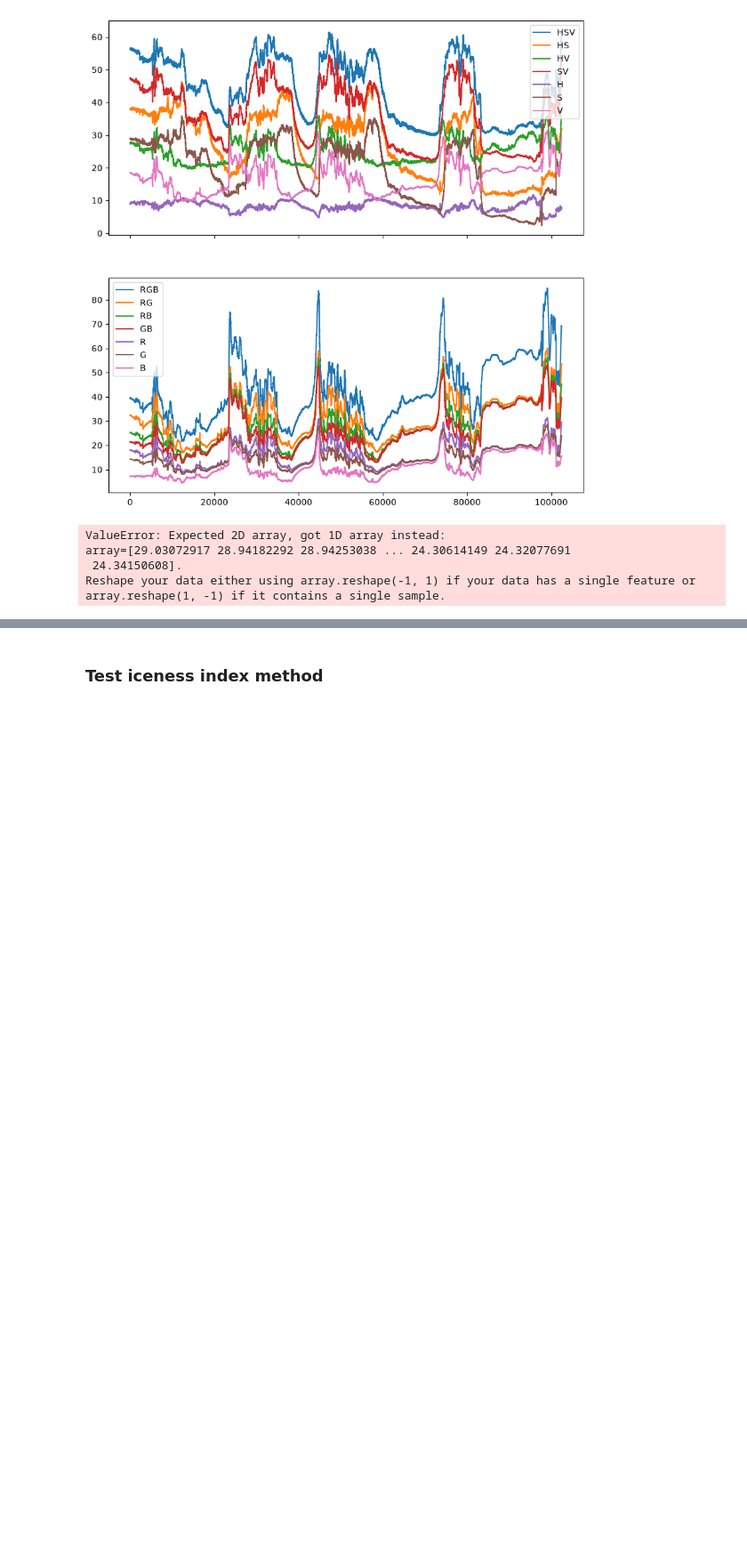
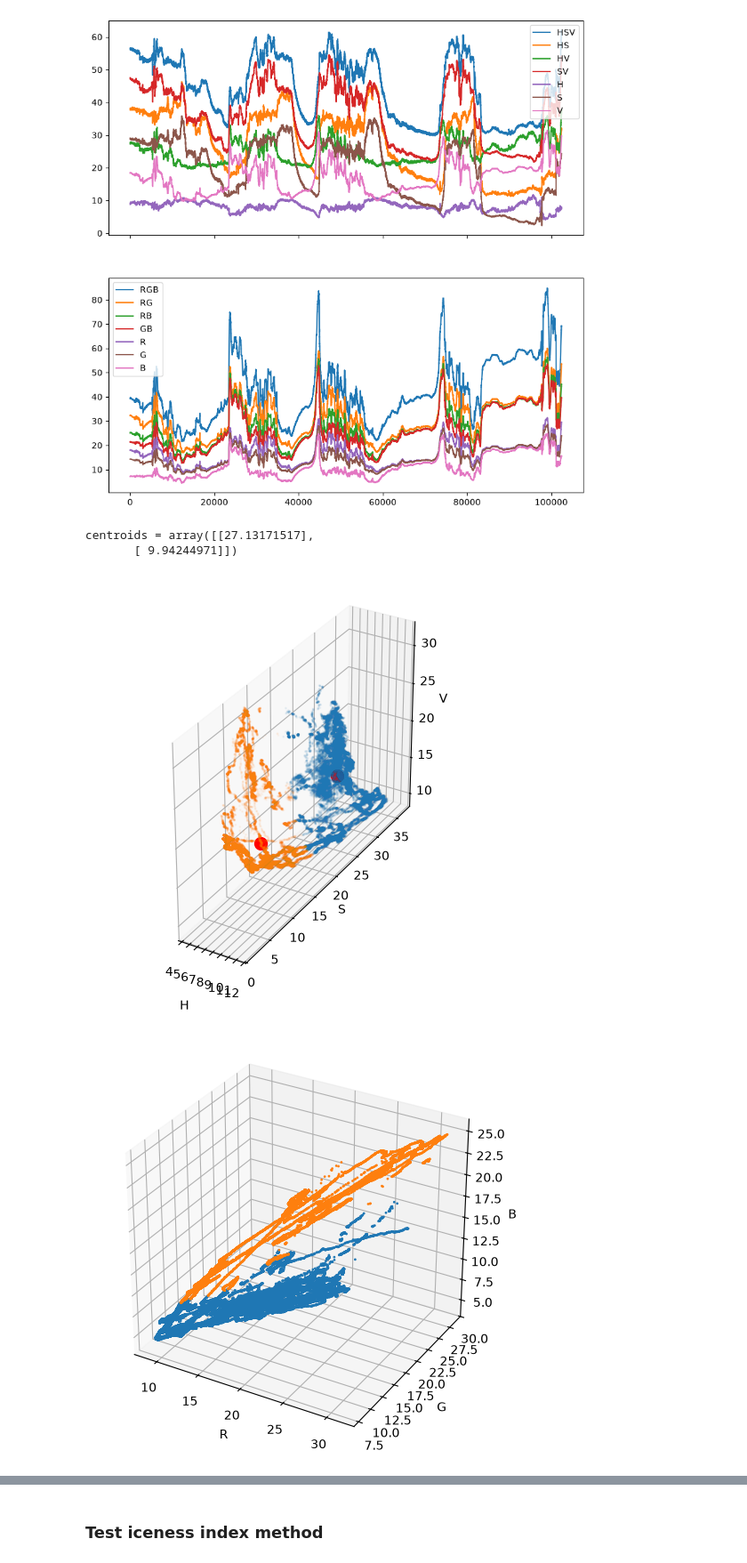
Before and after one commit to HarryYouAreAWizard/HelicopterIcing, a Jupyter notebook: Icing.ipynb, the cells around one changed output, grey strips where cells are left out. Shown at 89% size. Saved outputs shown, nothing was run; the diff lists cells and outputs as text; code cells hidden in the pictures; blank space fills up the shorter version.

```diff
--- a/Icing.ipynb
+++ b/Icing.ipynb
@@ -285,7 +283,7 @@ for ax in axs: ax.legend()
 from sklearn.cluster import k_means
 
 X = HSV
-X = S
+X = S.reshape((X.shape[0], -1))
 centroids, labels, _ = k_means(X, n_clusters=2)
 
 fig = plt.figure()
@@ -294,36 +292,36 @@ ax.scatter(H[labels==0],
            S[labels==0],
            V[labels==0],
            s=1, alpha=0.25)
 ax.scatter(H[labels==1],
            S[labels==1],
            V[labels==1],
            s=1, alpha=0.25)
 print(f"{centroids = }")
-ax.scatter(*centroids[0], c="r", s=100)
-ax.scatter(*centroids[1], c="r", s=100)
+ax.scatter(*(H.mean(), centroids[0], V.mean()), c="r", s=100)
+ax.scatter(*(H.mean(), centroids[1], V.mean()), c="r", s=100)
 ax.set_xlabel('H')
 ax.set_ylabel('S')
 ax.set_zlabel('V')
 ax.set_aspect("equal")
 fig.tight_layout()
 
 fig = plt.figure()
 ax = fig.add_subplot(projection="3d")
 ax.scatter(R[labels==0],
            G[labels==0],
            B[labels==0],
            s=1)
 ax.scatter(R[labels==1],
            G[labels==1],
            B[labels==1],
            s=1)
 ax.set_xlabel('R')
 ax.set_ylabel('G')
 ax.set_zlabel('B')
 ax.set_aspect("equal")
 fig.tight_layout()
 # %% [output]
-ValueError: Expected 2D array, got 1D array instead:
-array=[29.03072917 28.94182292 28.94253038 ... 24.30614149 24.32077691
- 24.34150608].
-Reshape your data either using array.reshape(-1, 1) if your data has a single feature or array.reshape(1, -1) if it contains a single sample.
+centroids = array([[27.13171517],
+       [ 9.94244971]])
+[figure, added]
+[figure, added]
```
Also changed, not shown: parts of 9 cells of this notebook, 2 other files.
